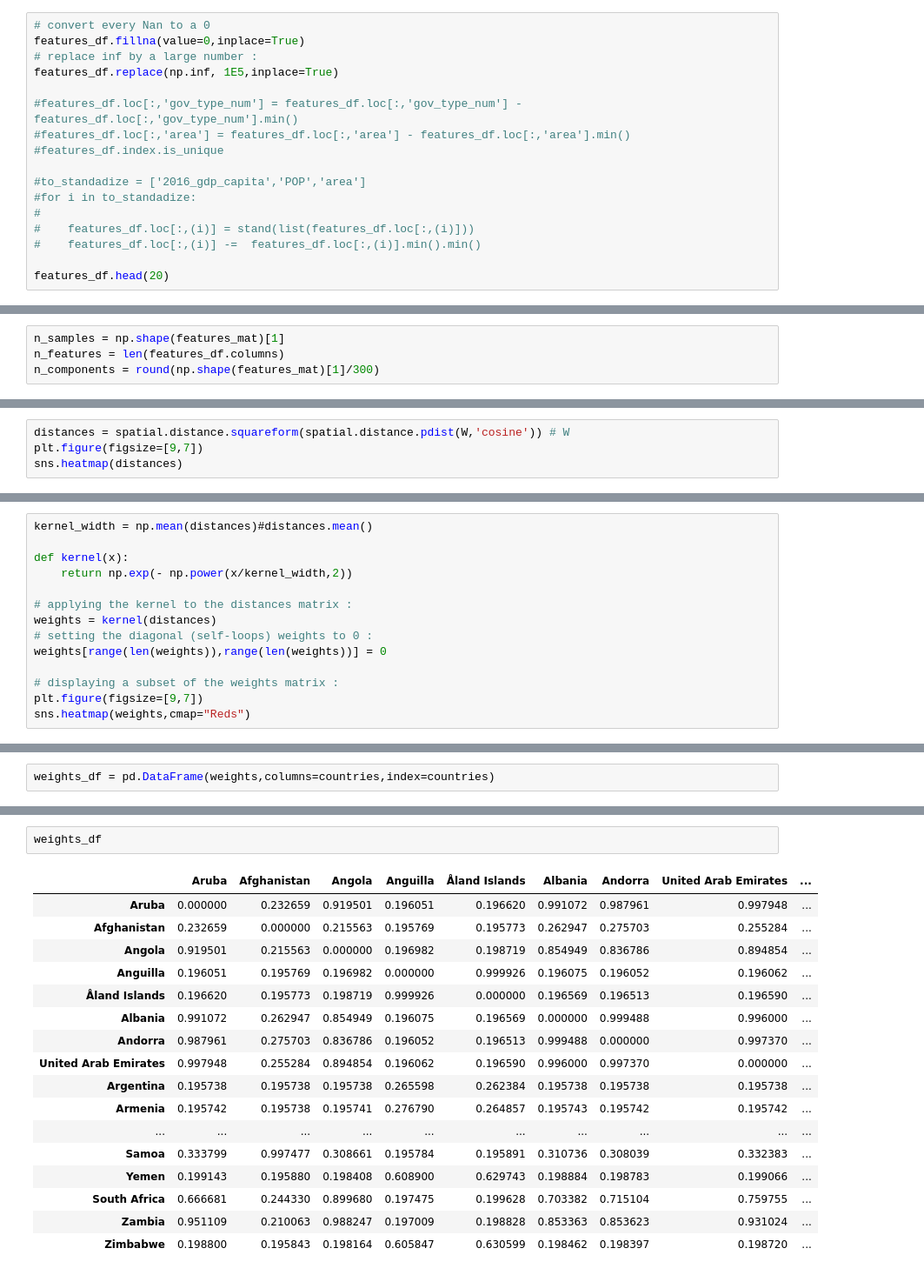
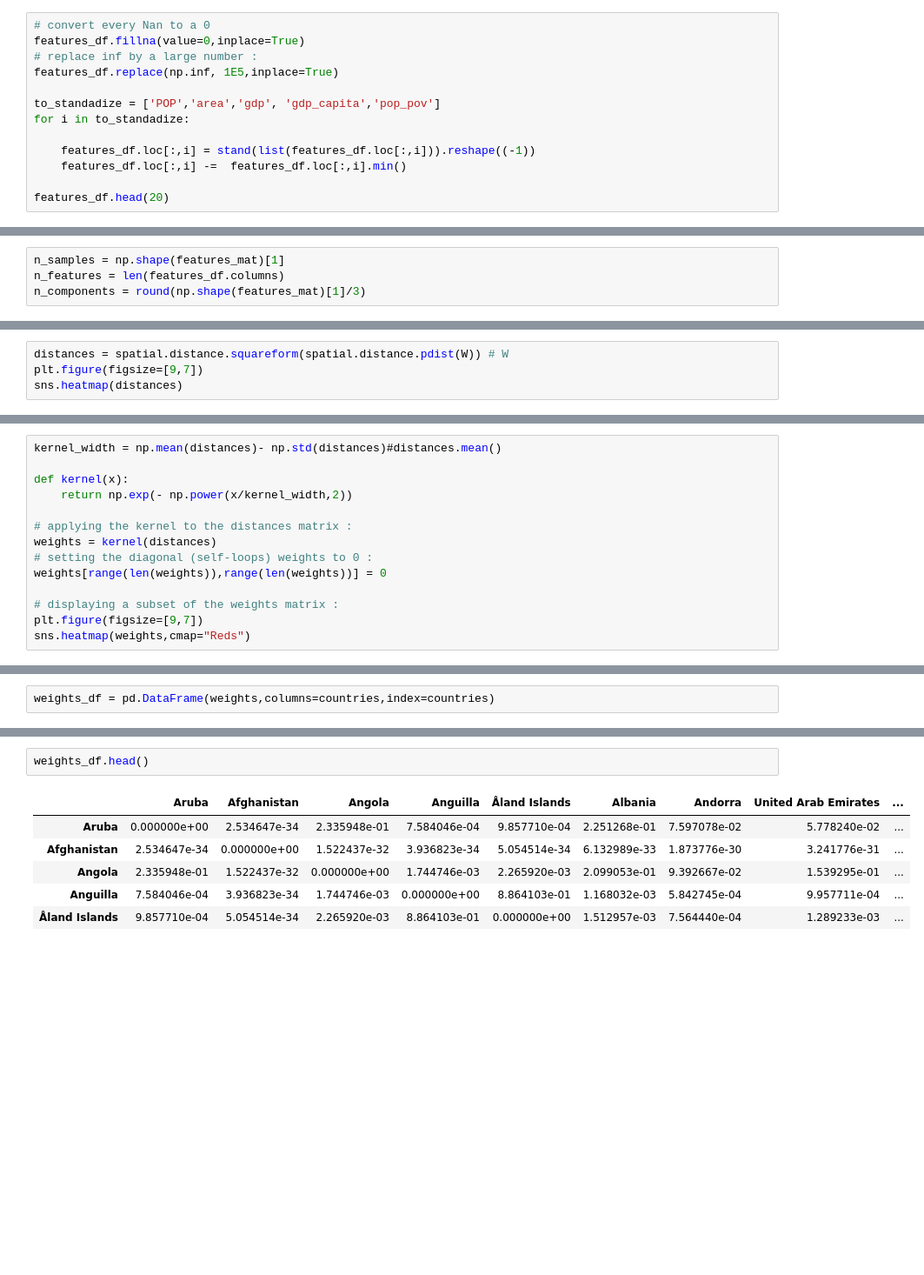
Before and after one commit to LailaHms/ADA2017_Homeworks, a Jupyter notebook: Project/AwarenessModel/NMF Model .ipynb, the cells around one changed output, grey strips where cells are left out. Shown at 87% size. Cells and saved outputs as stored; diff of their text form; blank space fills up the shorter version.

```diff
--- a/Project/AwarenessModel/NMF Model .ipynb
+++ b/Project/AwarenessModel/NMF Model .ipynb
@@ -81,15 +104,11 @@ features_df.fillna(value=0,inplace=True)
 # replace inf by a large number :
 features_df.replace(np.inf, 1E5,inplace=True)
 
-#features_df.loc[:,'gov_type_num'] = features_df.loc[:,'gov_type_num'] - features_df.loc[:,'gov_type_num'].min()
-#features_df.loc[:,'area'] = features_df.loc[:,'area'] - features_df.loc[:,'area'].min()
-#features_df.index.is_unique
+to_standadize = ['POP','area','gdp', 'gdp_capita','pop_pov']
+for i in to_standadize:
 
-#to_standadize = ['2016_gdp_capita','POP','area']
-#for i in to_standadize:
-#
-#    features_df.loc[:,(i)] = stand(list(features_df.loc[:,(i)]))
-#    features_df.loc[:,(i)] -=  features_df.loc[:,(i)].min().min()
+    features_df.loc[:,i] = stand(list(features_df.loc[:,i])).reshape((-1))
+    features_df.loc[:,i] -=  features_df.loc[:,i].min()
 
 features_df.head(20)
 # %% [output]
@@ -118,7 +137,7 @@ features_mat = features_df.as_matrix()
 # %%
 n_samples = np.shape(features_mat)[1]
 n_features = len(features_df.columns)
-n_components = round(np.shape(features_mat)[1]/300)
+n_components = round(np.shape(features_mat)[1]/3)
 # %%
 W = LatentDirichletAllocation(n_components=n_components, max_iter=20,
                                 learning_method='online',
@@ -137,7 +156,7 @@ sns.distplot(W.flatten())
 # %% [markdown]
 ## Weight Matrix and Graph
 # %%
-distances = spatial.distance.squareform(spatial.distance.pdist(W,'cosine')) # W
+distances = spatial.distance.squareform(spatial.distance.pdist(W)) # W
 plt.figure(figsize=[9,7])
 sns.heatmap(distances)
 # %% [output]
@@ -146,5 +165,5 @@ sns.heatmap(distances)
 # %%
-kernel_width = np.mean(distances)#distances.mean()
+kernel_width = np.mean(distances)- np.std(distances)#distances.mean()
 
 def kernel(x):
     return np.exp(- np.power(x/kernel_width,2))
@@ -186,20 +205,9 @@ Name: France, dtype: float64
 # %%
-weights_df
+weights_df.head()
 # %% [output]
 |  | Aruba | Afghanistan | Angola | Anguilla | Åland Islands | Albania | Andorra | United Arab Emirates | ... |
-| Aruba | 0.000000 | 0.232659 | 0.919501 | 0.196051 | 0.196620 | 0.991072 | 0.987961 | 0.997948 | ... |
-| Afghanistan | 0.232659 | 0.000000 | 0.215563 | 0.195769 | 0.195773 | 0.262947 | 0.275703 | 0.255284 | ... |
-| Angola | 0.919501 | 0.215563 | 0.000000 | 0.196982 | 0.198719 | 0.854949 | 0.836786 | 0.894854 | ... |
-| Anguilla | 0.196051 | 0.195769 | 0.196982 | 0.000000 | 0.999926 | 0.196075 | 0.196052 | 0.196062 | ... |
-| Åland Islands | 0.196620 | 0.195773 | 0.198719 | 0.999926 | 0.000000 | 0.196569 | 0.196513 | 0.196590 | ... |
-| Albania | 0.991072 | 0.262947 | 0.854949 | 0.196075 | 0.196569 | 0.000000 | 0.999488 | 0.996000 | ... |
-| Andorra | 0.987961 | 0.275703 | 0.836786 | 0.196052 | 0.196513 | 0.999488 | 0.000000 | 0.997370 | ... |
-| United Arab Emirates | 0.997948 | 0.255284 | 0.894854 | 0.196062 | 0.196590 | 0.996000 | 0.997370 | 0.000000 | ... |
-| Argentina | 0.195738 | 0.195738 | 0.195738 | 0.265598 | 0.262384 | 0.195738 | 0.195738 | 0.195738 | ... |
-| Armenia | 0.195742 | 0.195738 | 0.195741 | 0.276790 | 0.264857 | 0.195743 | 0.195742 | 0.195742 | ... |
-| ... | ... | ... | ... | ... | ... | ... | ... | ... | ... |
-| Samoa | 0.333799 | 0.997477 | 0.308661 | 0.195784 | 0.195891 | 0.310736 | 0.308039 | 0.332383 | ... |
-| Yemen | 0.199143 | 0.195880 | 0.198408 | 0.608900 | 0.629743 | 0.198884 | 0.198783 | 0.199066 | ... |
-| South Africa | 0.666681 | 0.244330 | 0.899680 | 0.197475 | 0.199628 | 0.703382 | 0.715104 | 0.759755 | ... |
-| Zambia | 0.951109 | 0.210063 | 0.988247 | 0.197009 | 0.198828 | 0.853363 | 0.853623 | 0.931024 | ... |
-| Zimbabwe | 0.198800 | 0.195843 | 0.198164 | 0.605847 | 0.630599 | 0.198462 | 0.198397 | 0.198720 | ... |
+| Aruba | 0.000000e+00 | 2.534647e-34 | 2.335948e-01 | 7.584046e-04 | 9.857710e-04 | 2.251268e-01 | 7.597078e-02 | 5.778240e-02 | ... |
+| Afghanistan | 2.534647e-34 | 0.000000e+00 | 1.522437e-32 | 3.936823e-34 | 5.054514e-34 | 6.132989e-33 | 1.873776e-30 | 3.241776e-31 | ... |
+| Angola | 2.335948e-01 | 1.522437e-32 | 0.000000e+00 | 1.744746e-03 | 2.265920e-03 | 2.099053e-01 | 9.392667e-02 | 1.539295e-01 | ... |
+| Anguilla | 7.584046e-04 | 3.936823e-34 | 1.744746e-03 | 0.000000e+00 | 8.864103e-01 | 1.168032e-03 | 5.842745e-04 | 9.957711e-04 | ... |
+| Åland Islands | 9.857710e-04 | 5.054514e-34 | 2.265920e-03 | 8.864103e-01 | 0.000000e+00 | 1.512957e-03 | 7.564440e-04 | 1.289233e-03 | ... |
```
Also changed, not shown: parts of 14 cells of this notebook, 26 other files.
